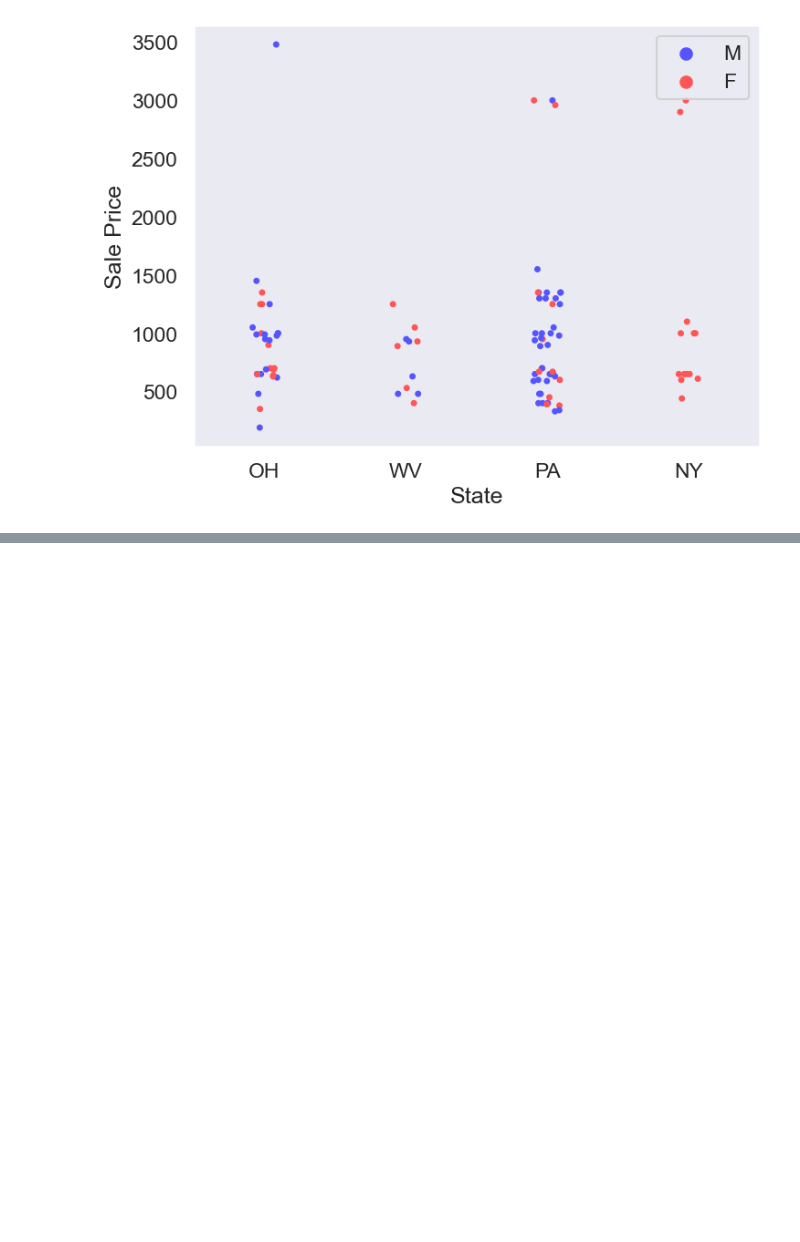
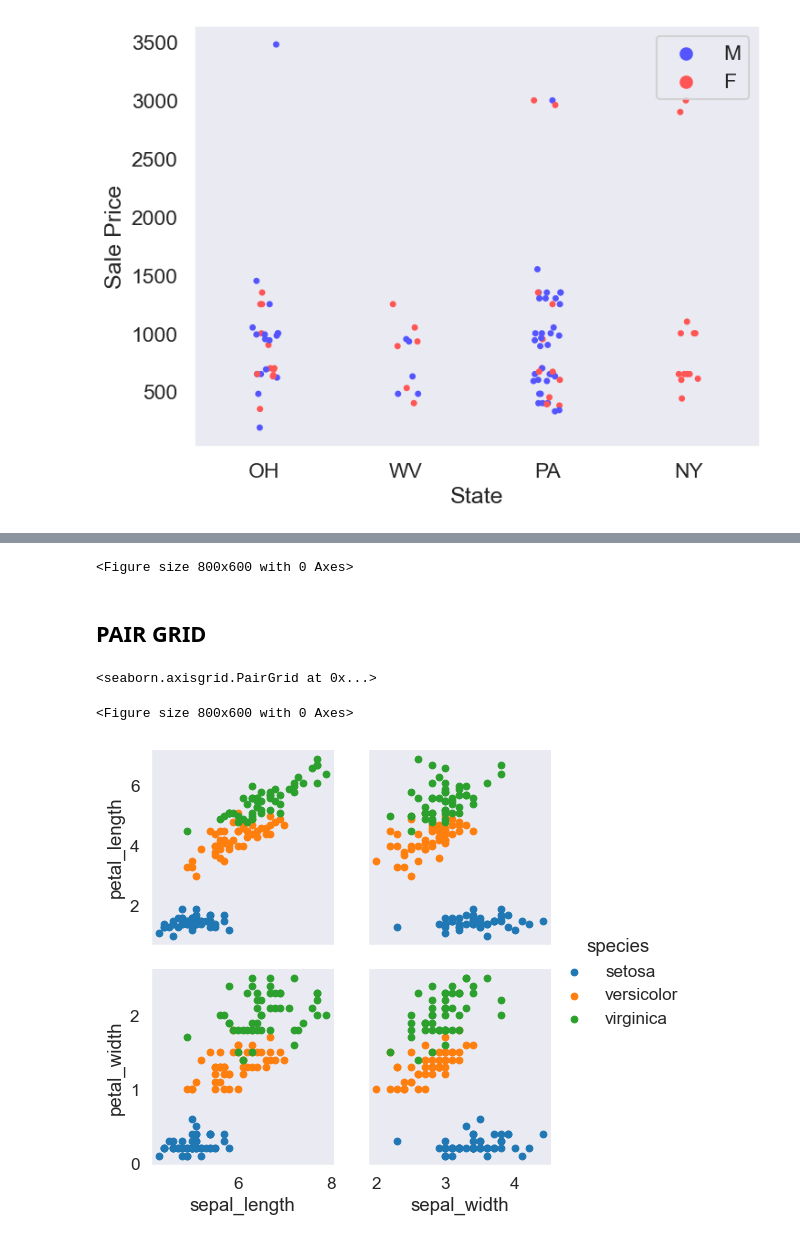
Before and after one commit to OveysSafarnejad/seaborn_training, a Jupyter notebook: src/seaborn_basics.ipynb, the cells around one changed output, grey strips where cells are left out. Drawn from its saved outputs; the diff is of its cells as text; code cells hidden in the pictures; blank space fills up the shorter version.

```diff
--- a/src/seaborn_basics.ipynb
+++ b/src/seaborn_basics.ipynb
@@ -279,0 +371,57 @@ plt.legend(loc=0)
+# %%
+plt.figure(figsize=(8,6))
+sns.set_context('paper', font_scale=1.4)
+
+# A Cluster map is a hierarchically clustered heatmap
+# The distance between points is calculated, the closest are joined, and this
+# continues for the next closest (It compares columns / rows of the heatmap)
+# This is data on iris flowers with data on petal lengths
+
+# Return values for species
+# species = iris.pop("species")
+# sns.clustermap(iris)
+
+# With our flights data we can see that years have been reoriented to place
+# like data closer together
+# You can see clusters of data for July & August for the years 59 & 60
+# standard_scale normalizes the data to focus on the clustering
+# sns.clustermap(iris, cmap="Blues", standard_scale=1)
+# %% [output]
+<Figure size 800x600 with 0 Axes>
+# %% [markdown]
+## PAIR GRID
+# %%
+plt.figure(figsize=(8,6))
+sns.set_context('paper', font_scale=1.4)
+
+# You can create a grid of different plots with complete control over what is displayed
+# Create the empty grid system using the provided data
+# Colorize based on species
+# iris_g = sns.PairGrid(iris, hue="species")
+
+# Put a scatter plot across the upper, lower and diagonal
+# iris_g.map(plt.scatter)
+
+# Put a histogram on the diagonal
+# iris_g.map_diag(plt.hist)
+# And a scatter plot every place else
+# iris_g.map_offdiag(plt.scatter)
+
+# Have different plots in upper, lower and diagonal
+# iris_g.map_upper(plt.scatter)
+# iris_g.map_lower(sns.kdeplot)
+
+# You can define define variables for x & y for a custom grid
+iris_g = sns.PairGrid(iris, hue="species",
+                      x_vars=["sepal_length", "sepal_width"],
+                      y_vars=["petal_length", "petal_width"])
+
+iris_g.map(plt.scatter)
+
+# Add a legend last
+iris_g.add_legend()
+sns.PairGrid()
+# %% [output]
+<seaborn.axisgrid.PairGrid at 0x...>
+<Figure size 800x600 with 0 Axes>
+[figure, added]
```
Also changed, not shown: parts of 14 cells of this notebook, 4 other files.
